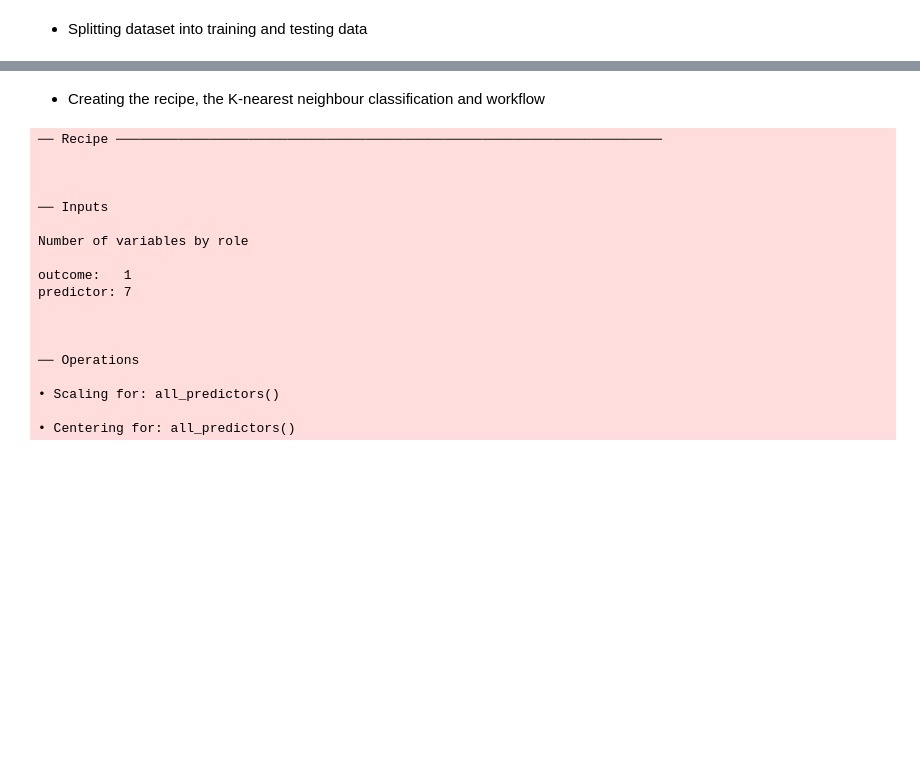
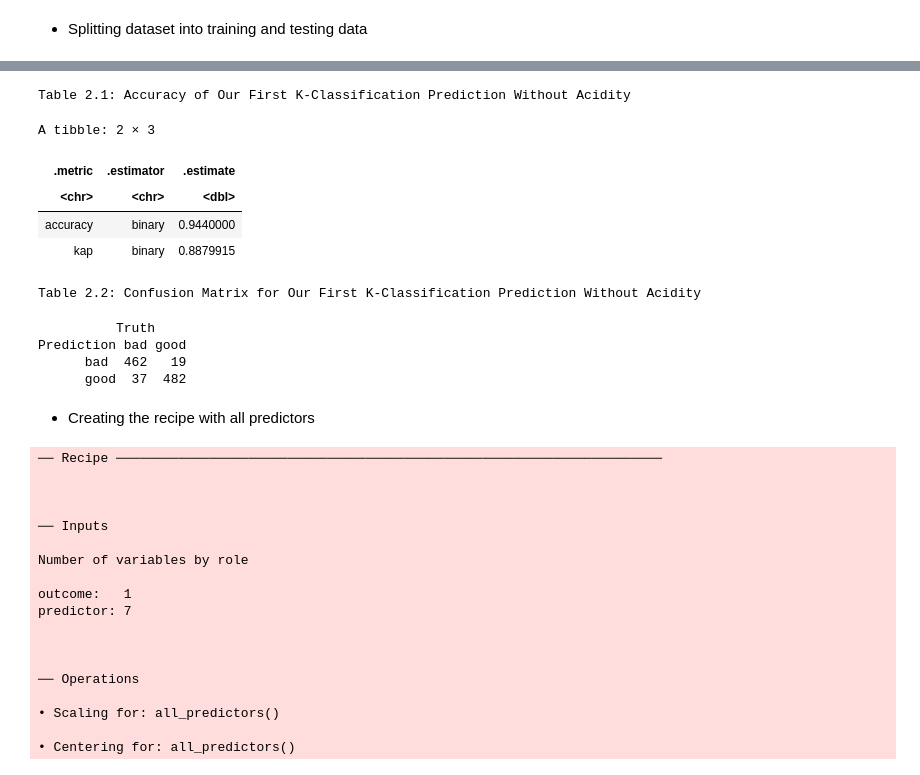
Before and after one commit to Dana-Te/DSCI100-Group-41, a Jupyter notebook: Group_Project_Report.ipynb, the cells around one changed output, grey strips where cells are left out. Saved outputs shown, nothing was run; the diff lists cells and outputs as text; code cells hidden in the pictures; blank space fills up the shorter version.

Commit message:
added a test to see 6 predictors

```diff
--- a/Group_Project_Report.ipynb
+++ b/Group_Project_Report.ipynb
@@ -281,0 +302,15 @@ apple_test<-testing(apple_split)
+# %%
+set.seed(93223)
+apple_recipe_6pred <-recipe(Quality~ Size + Weight + Sweetness + Crunchiness + Juiciness + Ripeness, data=apple_train)|>
+    step_scale(all_predictors())|>
+    step_center(all_predictors())
+apple_recipe_6pred
+
+knn_spec <- nearest_neighbor(weight_func = "rectangular", neighbors = 3) |> #Uses a random k-value for now
+       set_engine("kknn") |>
+       set_mode("classification")
+
+apple_fit_6pred <-workflow() |>
+       add_recipe(apple_recipe_6pred) |>
+       add_model(knn_spec) |>
+       fit(data = apple_data_wrangled)
@@ -282,5 +336,31 @@ apple_test<-testing(apple_split)
+# %%
+set.seed(93223)
+apple_test_predictions_6pred <- predict(apple_fit_6pred, apple_test) |>
+       bind_cols(apple_test)
+
+apple_prediction_accuracy_6pred <- apple_test_predictions_6pred |>
+         metrics(truth = Quality, estimate = .pred_class)
+cat("Table 2.1: Accuracy of Our First K-Classification Prediction Without Acidity")
+apple_prediction_accuracy_6pred
+
+cat("Table 2.2: Confusion Matrix for Our First K-Classification Prediction Without Acidity")
+apple_mat_6pred <- apple_test_predictions_6pred |>
+       conf_mat(truth = Quality, estimate = .pred_class)
+apple_mat_6pred
+# %% [output]
+Table 2.1: Accuracy of Our First K-Classification Prediction Without Acidity
+A tibble: 2 × 3
+| .metric | .estimator | .estimate |
+| <chr> | <chr> | <dbl> |
+| accuracy | binary | 0.9440000 |
+| kap | binary | 0.8879915 |
+Table 2.2: Confusion Matrix for Our First K-Classification Prediction Without Acidity
+          Truth
+Prediction bad good
+      bad  462   19
+      good  37  482
 # %% [markdown]
-- Creating the recipe, the K-nearest neighbour classification and workflow
+- Creating the recipe with all predictors
 # %%
 set.seed(93223)
 apple_recipe<-recipe(Quality~ ., data=apple_train)|>
```
Also changed, not shown: parts of 7 cells of this notebook.
